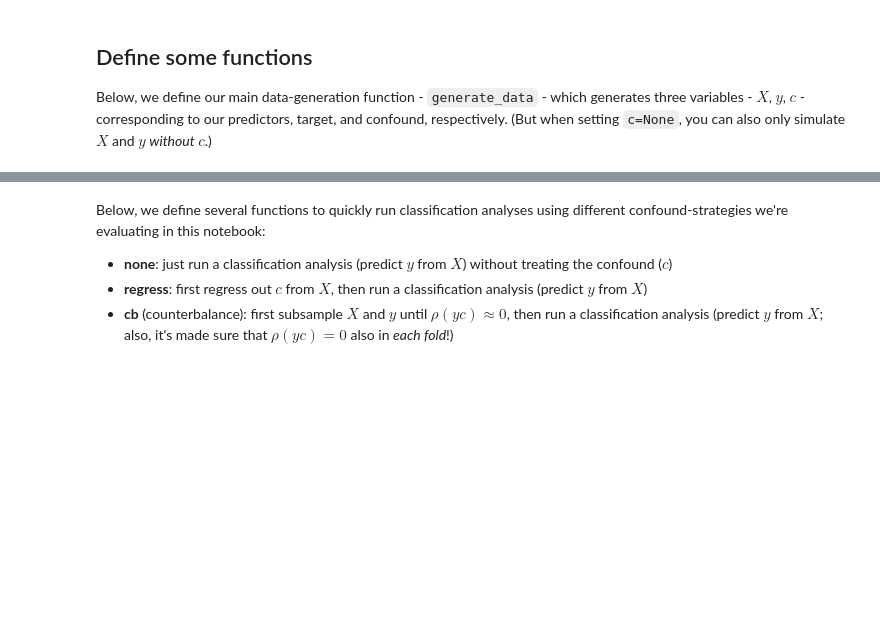
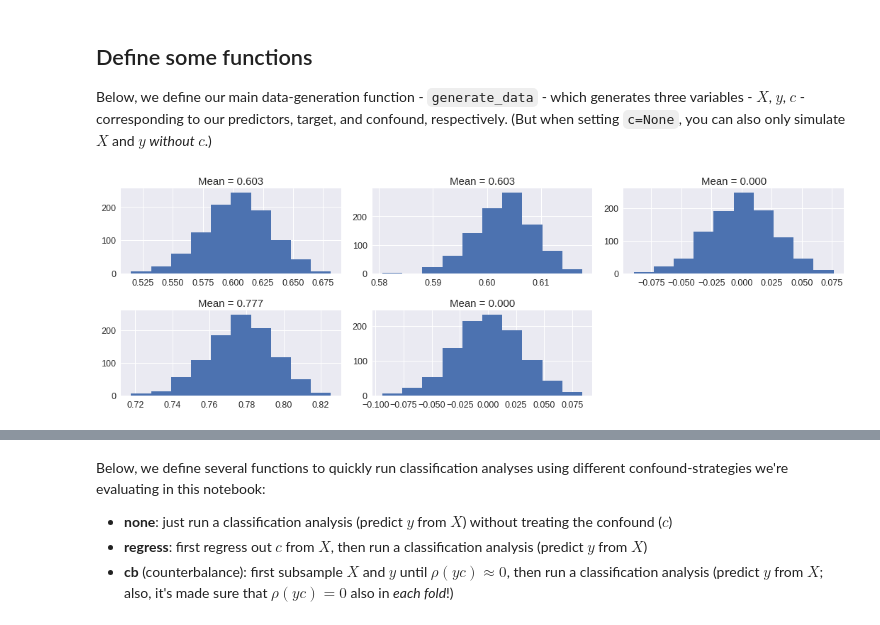
Before and after one commit to lukassnoek/MVCA, a Jupyter notebook: analyses/simulation/simulation_counterbalancing_vs_regression.ipynb, the cells around one changed output, grey strips where cells are left out. Saved outputs shown, nothing was run; the diff lists cells and outputs as text; code cells hidden in the pictures; blank space fills up the shorter version.

```diff
--- a/analyses/simulation/simulation_counterbalancing_vs_regression.ipynb
+++ b/analyses/simulation/simulation_counterbalancing_vs_regression.ipynb
@@ -288,3 +292,47 @@ def generate_data(n_samp, k_feat, c_type, corr_cy, signal_r2, confound_r2=None,
         return X, y
     else:
         return X, y, c
+# %%
+kf = 1000
+y = np.repeat([0, 1], repeats=50)
+c = np.roll(y, 10)
+design = np.hstack((np.ones((c.size, 1)), c[:, np.newaxis]))
+y_not_c = y - design.dot(np.linalg.lstsq(design, y)[0])
+design = np.hstack((np.ones((y.size, 1)), y[:, np.newaxis]))
+c_not_y = c - design.dot(np.linalg.lstsq(design, c)[0])
+
+X = (y[:, np.newaxis] * np.random.normal(0, 1, (1, kf)) +
+     y_not_c[:, np.newaxis] * np.random.normal(0, 1, (1, kf)) +
+     c_not_y[:, np.newaxis] * np.random.normal(1, 1, (1, kf)) +
+     c[:, np.newaxis] * np.random.normal(0, 1, (1, kf)) +
+     np.random.normal(0, 1, (y.size, kf)) * 10)
+y_x_r2 = np.array([get_r2(X[:, i], y) for i in range(kf)])
+y_xc_r2 = np.array([get_r2(np.hstack((X[:, i, np.newaxis], c[:, np.newaxis])), y) for i in range(kf)])
+y_c_r2 = get_r2(c, y)
+
+signal_r2 = y_xc_r2 - y_c_r2
+confound_r2 = 1 - (1 - y_xc_r2) - signal_r2 - (y_xc_r2 - y_x_r2)
+
+plt.figure(figsize=(15, 5))
+
+plt.subplot(2, 3, 1)
+plt.hist(y_x_r2)
+plt.title("Mean = %.3f" % y_x_r2.mean())
+plt.subplot(2, 3, 2)
+plt.hist(signal_r2)
+plt.title("Mean = %.3f" % signal_r2.mean())
+plt.subplot(2, 3, 3)
+plt.hist(confound_r2)
+plt.title("Mean = %.3f" % confound_r2.mean())
+
+plt.subplot(2, 3, 4)
+plt.hist(np.corrcoef(np.hstack((X, y[:, np.newaxis])).T)[-1, :-1])
+plt.title("Mean = %.3f" % np.corrcoef(np.hstack((X, y[:, np.newaxis])).T)[-1, :-1].mean())
+plt.subplot(2, 3, 5)
+plt.hist(np.corrcoef(np.hstack((X, c[:, np.newaxis])).T)[-1, :-1])
+plt.title("Mean = %.3f" % np.corrcoef(np.hstack((X, c[:, np.newaxis])).T)[-1, :-1].mean())
+
+plt.tight_layout()
+plt.show()
+# %% [output]
+[figure, added]
```
Also changed, not shown: parts of 23 cells of this notebook, 1 other file.
